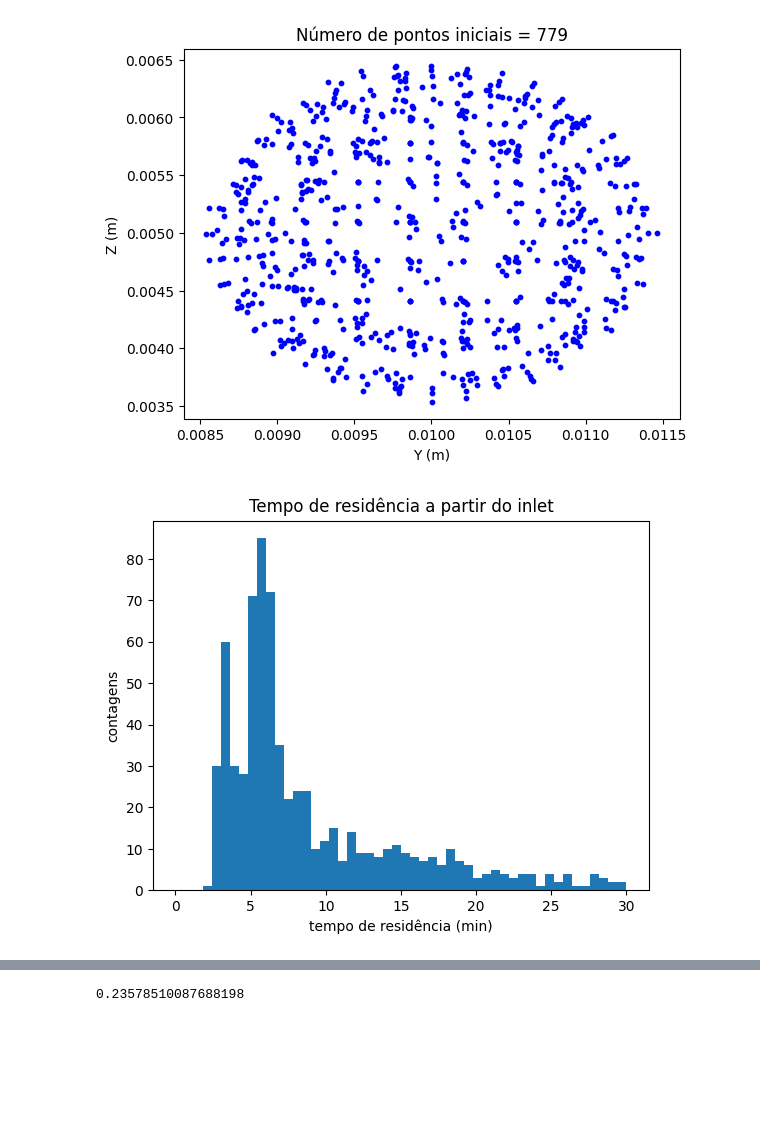
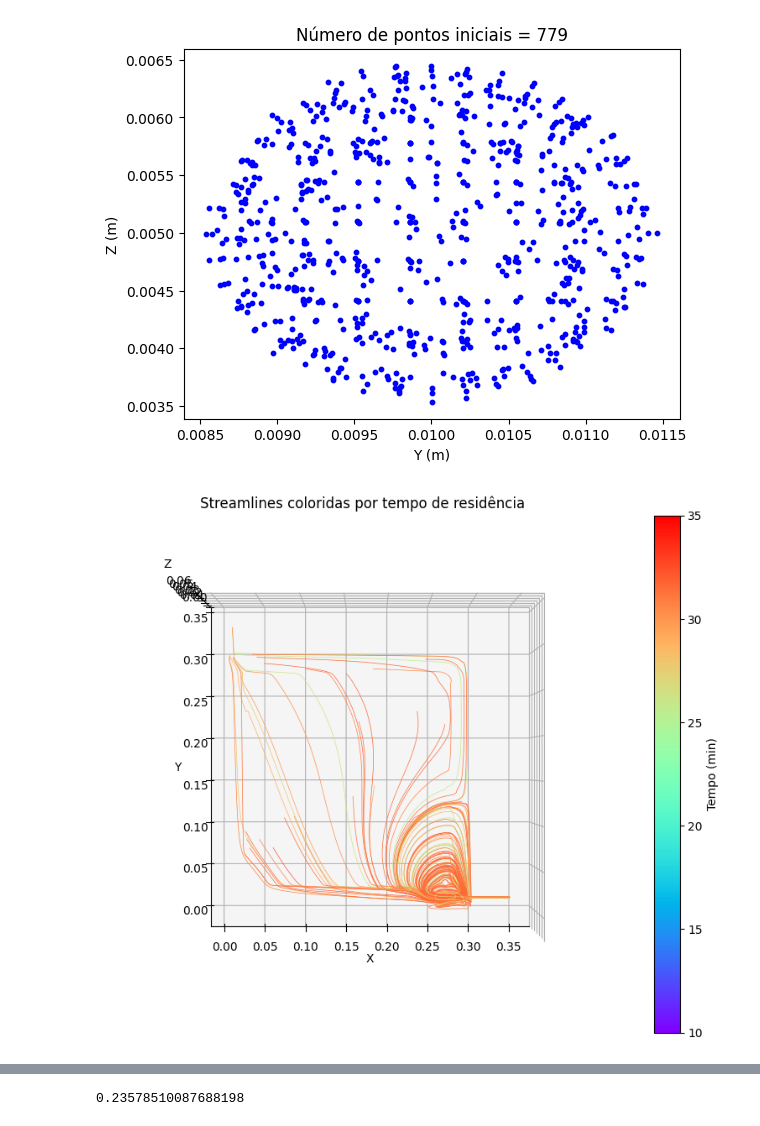
Before and after one commit to DanielFachieri01/ansys, a Jupyter notebook: streamlines.ipynb, the cells around one changed output, grey strips where cells are left out. Drawn from its saved outputs; the diff is of its cells as text; code cells hidden in the pictures; blank space fills up the shorter version.

```diff
--- a/streamlines.ipynb
+++ b/streamlines.ipynb
@@ -231,15 +278,10 @@ plt.ylabel("Z (m)")
 plt.show()
 # %% [output]
 [figure]
-# %%
-plt.figure()
-plt.hist(np.array(timeresidence)/60,50,range=(0,30))
-plt.xlabel("tempo de residência (min)")
-plt.ylabel("contagens")
-plt.title("Tempo de residência a partir do inlet")
-plt.show()
-# %% [output]
-[figure, removed]
 # %%
 timeresidence = np.array(timeresidence)/60
+# %%
+plot_streamlines(streamlines,timeresidence,10,35,elev = 90, azim = -90,t_interval= (25,33))
+# %% [output]
+[figure, added]
 # %%
```
Also changed, not shown: parts of 11 cells of this notebook.
